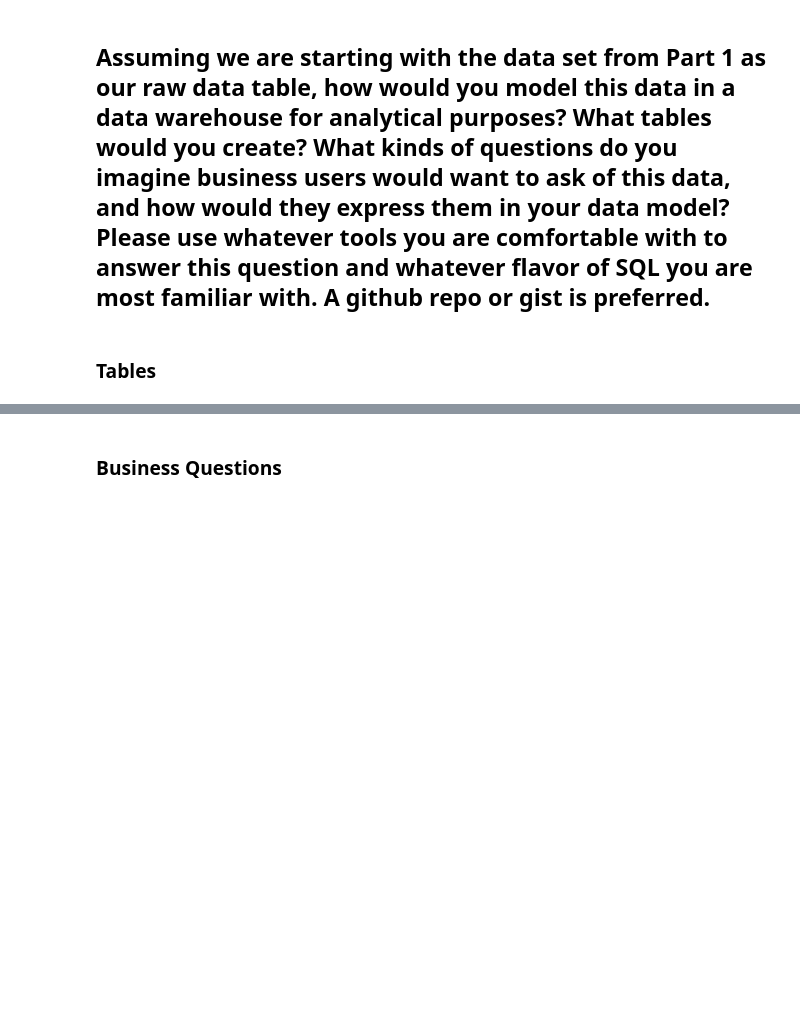
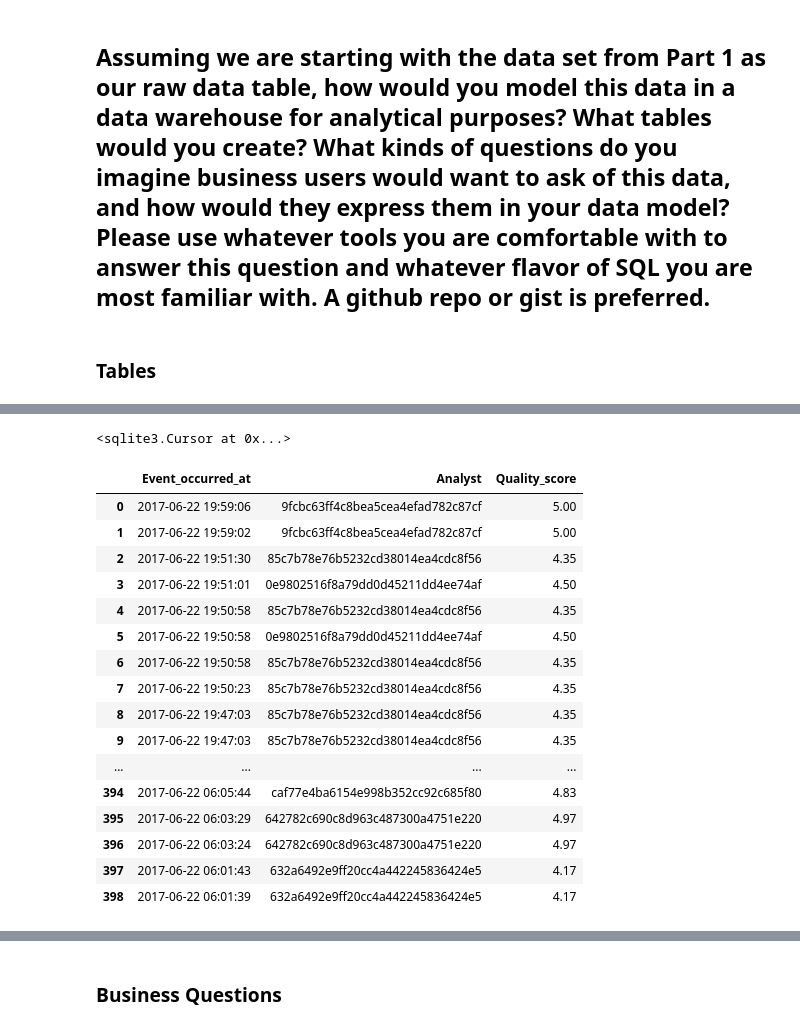
Before and after one commit to erikajane/Wonder_SQL_Task, a Jupyter notebook: Part 2 - Data Modeling.ipynb, the cells around one changed output, grey strips where cells are left out. Drawn from its saved outputs; the diff is of its cells as text; code cells hidden in the pictures; blank space fills up the shorter version.

```diff
--- a/Part 2 - Data Modeling.ipynb
+++ b/Part 2 - Data Modeling.ipynb
@@ -31,0 +85,34 @@ I decided to model the data using the Tidy Data concepts presented by Hadley Wic
+# %%
+# Create Analyst_Quality Table
+
+c.execute("""CREATE TABLE Analyst_Quality AS
+                SELECT Event_occurred_at, Analyst, Quality_score_sourcing AS Quality_score
+                FROM Assignments;""")
+# %% [output]
+<sqlite3.Cursor at 0x...>
+# %%
+# Query Analyst_Quality Table
+
+c.execute("""SELECT *
+             FROM Analyst_Quality;""")
+data = pd.DataFrame(c.fetchall())
+data.columns = [x[0] for x in c.description]
+data
+# %% [output]
+|  | Event_occurred_at | Analyst | Quality_score |
+| 0 | 2017-06-22 19:59:06 | 9fcbc63ff4c8bea5cea4efad782c87cf | 5.00 |
+| 1 | 2017-06-22 19:59:02 | 9fcbc63ff4c8bea5cea4efad782c87cf | 5.00 |
+| 2 | 2017-06-22 19:51:30 | 85c7b78e76b5232cd38014ea4cdc8f56 | 4.35 |
+| 3 | 2017-06-22 19:51:01 | 0e9802516f8a79dd0d45211dd4ee74af | 4.50 |
+| 4 | 2017-06-22 19:50:58 | 85c7b78e76b5232cd38014ea4cdc8f56 | 4.35 |
+| 5 | 2017-06-22 19:50:58 | 0e9802516f8a79dd0d45211dd4ee74af | 4.50 |
+| 6 | 2017-06-22 19:50:58 | 85c7b78e76b5232cd38014ea4cdc8f56 | 4.35 |
+| 7 | 2017-06-22 19:50:23 | 85c7b78e76b5232cd38014ea4cdc8f56 | 4.35 |
+| 8 | 2017-06-22 19:47:03 | 85c7b78e76b5232cd38014ea4cdc8f56 | 4.35 |
+| 9 | 2017-06-22 19:47:03 | 85c7b78e76b5232cd38014ea4cdc8f56 | 4.35 |
+| ... | ... | ... | ... |
+| 394 | 2017-06-22 06:05:44 | caf77e4ba6154e998b352cc92c685f80 | 4.83 |
+| 395 | 2017-06-22 06:03:29 | 642782c690c8d963c487300a4751e220 | 4.97 |
+| 396 | 2017-06-22 06:03:24 | 642782c690c8d963c487300a4751e220 | 4.97 |
+| 397 | 2017-06-22 06:01:43 | 632a6492e9ff20cc4a442245836424e5 | 4.17 |
+| 398 | 2017-06-22 06:01:39 | 632a6492e9ff20cc4a442245836424e5 | 4.17 |
```
Also changed, not shown: parts of 12 cells of this notebook, 4 other files.
